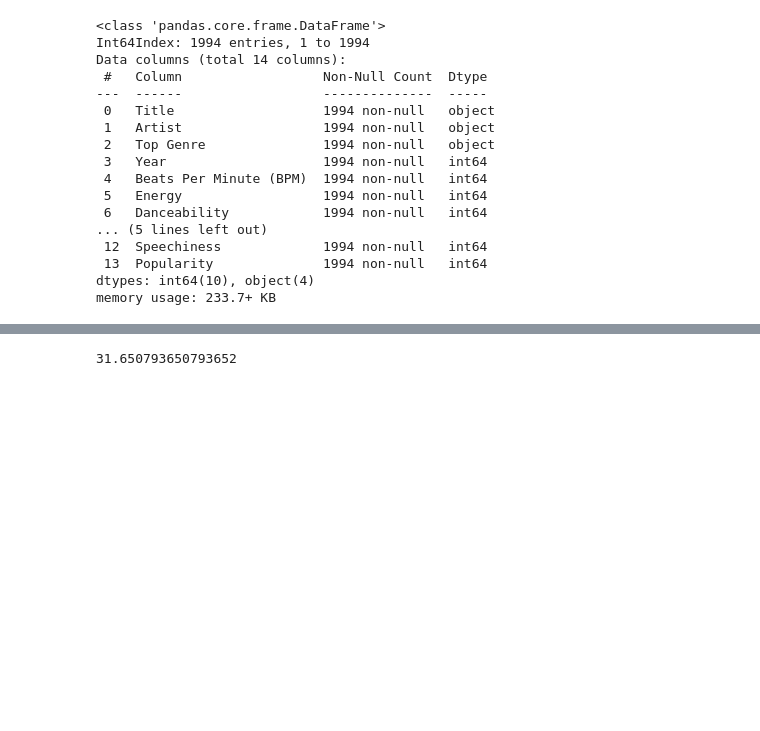
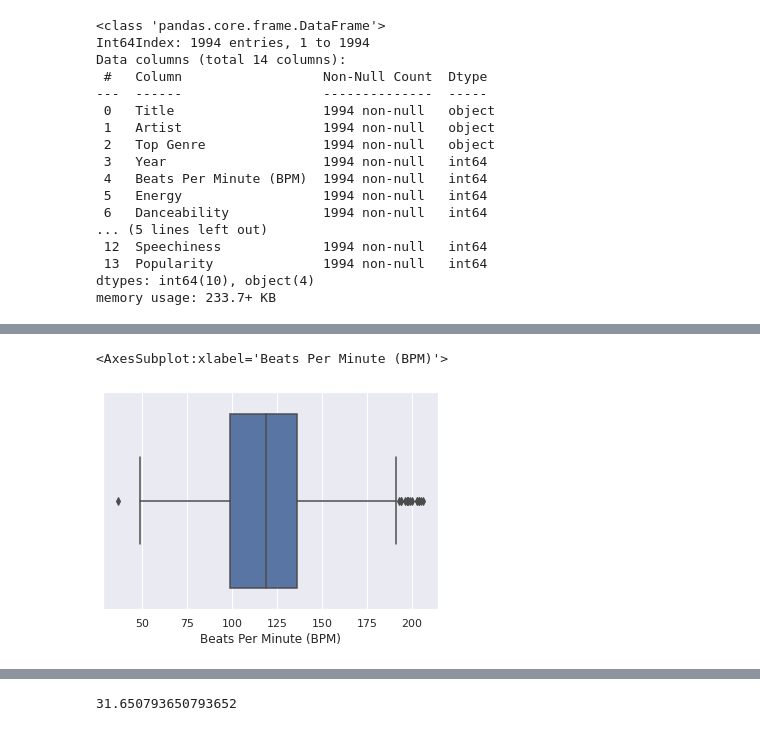
Before and after one commit to erwan-lacoudre/projet_fouilles, a Jupyter notebook: music.ipynb, the cells around one changed output, grey strips where cells are left out. Drawn from its saved outputs; the diff is of its cells as text; code cells hidden in the pictures; blank space fills up the shorter version.

```diff
--- a/music.ipynb
+++ b/music.ipynb
@@ -76,0 +85,6 @@ df["Length (Duration)"] = df["Length (Duration)"].apply(convert_lenght)
+# %%
+# df.boxplot(column='Beats Per Minute (BPM)')
+sns.boxplot(x=df['Beats Per Minute (BPM)'], orient='h')
+# %% [output]
+<AxesSubplot:xlabel='Beats Per Minute (BPM)'>
+[figure, added]
```
Also changed, not shown: parts of 9 cells of this notebook.
